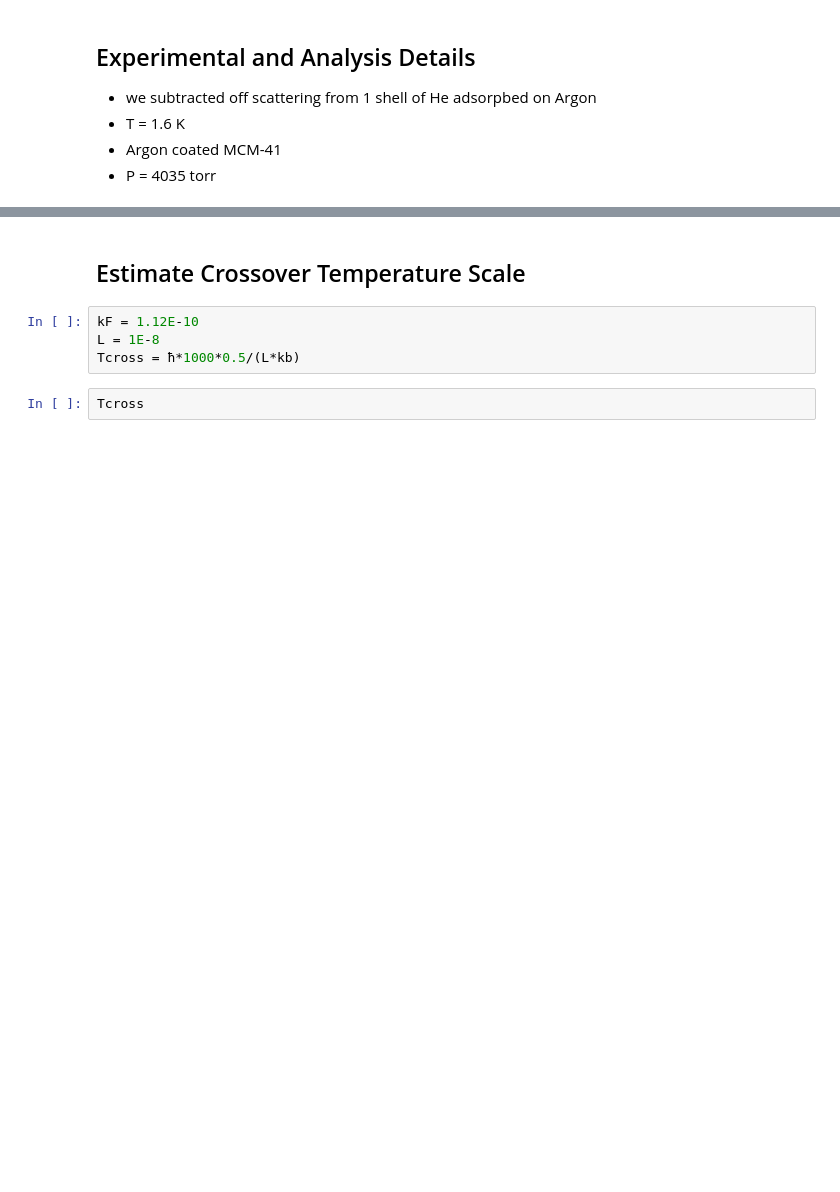
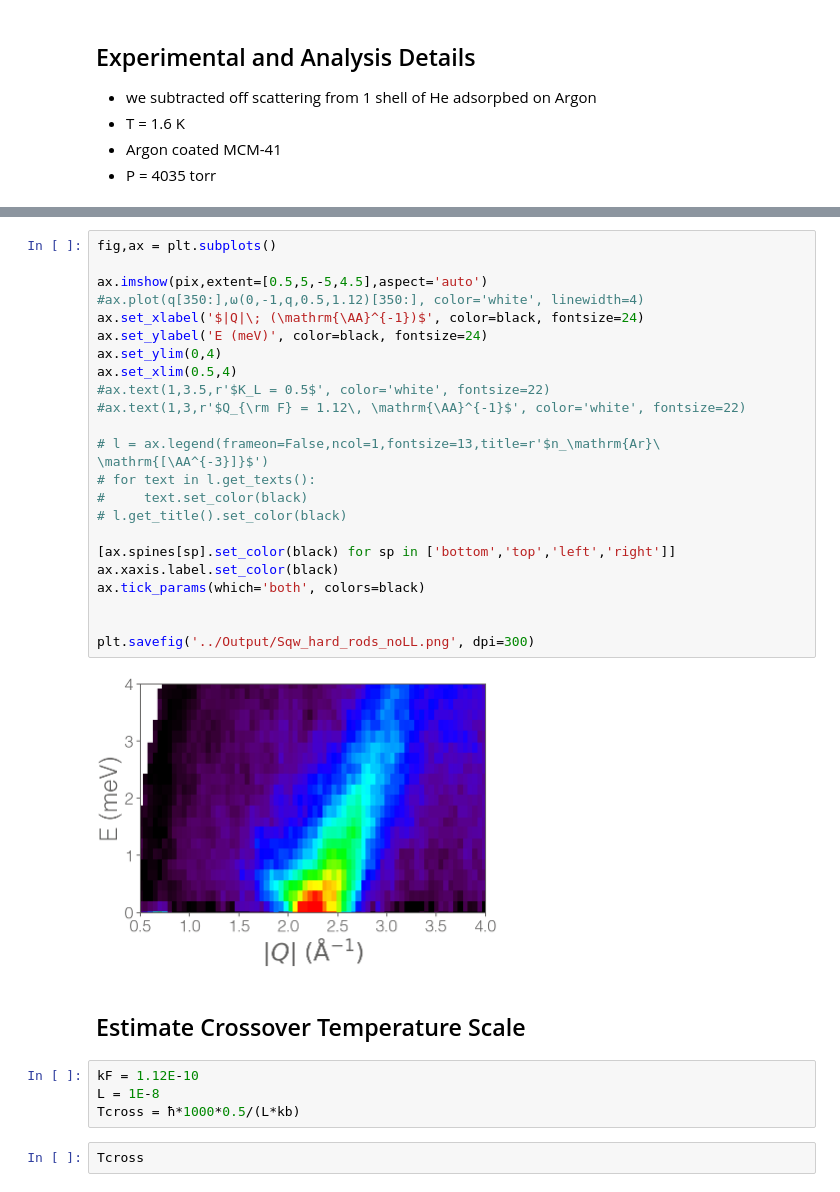
Before and after one commit to DelMaestroGroup/PlatedHe4Nanopores, a Jupyter notebook: Notebooks/analyzing_Sqw.ipynb, the cells around one changed output, grey strips where cells are left out. Cells and saved outputs as stored; diff of their text form; blank space fills up the shorter version.

```diff
--- a/Notebooks/analyzing_Sqw.ipynb
+++ b/Notebooks/analyzing_Sqw.ipynb
@@ -58,3 +64,28 @@ plt.savefig('../Output/Sqw_hard_rods.png', dpi=300)
+# %%
+fig,ax = plt.subplots()
+
+ax.imshow(pix,extent=[0.5,5,-5,4.5],aspect='auto')
+#ax.plot(q[350:],ω(0,-1,q,0.5,1.12)[350:], color='white', linewidth=4)
+ax.set_xlabel('$|Q|\; (\mathrm{\AA}^{-1})$', color=black, fontsize=24)
+ax.set_ylabel('E (meV)', color=black, fontsize=24)
+ax.set_ylim(0,4)
+ax.set_xlim(0.5,4)
+#ax.text(1,3.5,r'$K_L = 0.5$', color='white', fontsize=22)
+#ax.text(1,3,r'$Q_{\rm F} = 1.12\, \mathrm{\AA}^{-1}$', color='white', fontsize=22)
+
+# l = ax.legend(frameon=False,ncol=1,fontsize=13,title=r'$n_\mathrm{Ar}\ \mathrm{[\AA^{-3}]}$')
+# for text in l.get_texts():
+#     text.set_color(black)
+# l.get_title().set_color(black)
+
+[ax.spines[sp].set_color(black) for sp in ['bottom','top','left','right']]
+ax.xaxis.label.set_color(black)
+ax.tick_params(which='both', colors=black)
+
+
+plt.savefig('../Output/Sqw_hard_rods_noLL.png', dpi=300)
+# %% [output]
+[figure, added]
 # %% [markdown]
 ## Estimate Crossover Temperature Scale
 # %%
```
Also changed, not shown: parts of 4 cells of this notebook, 3 other files.
